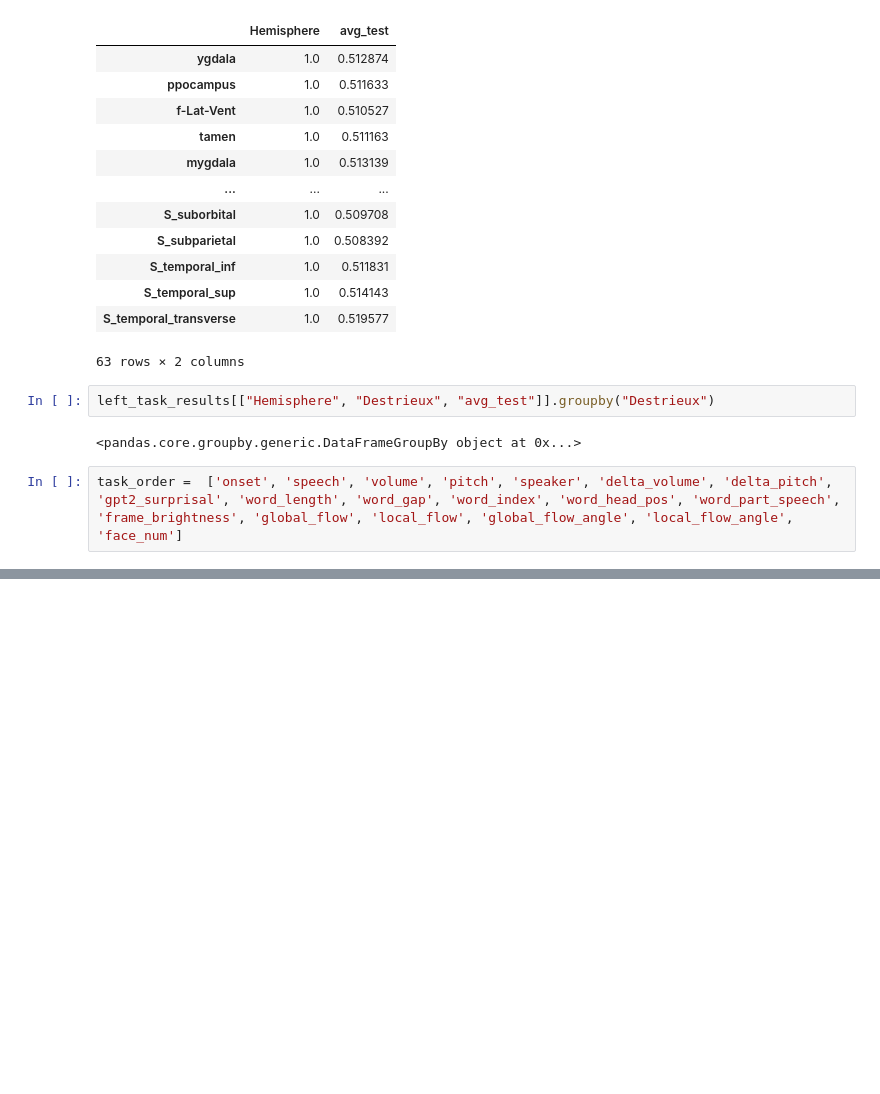
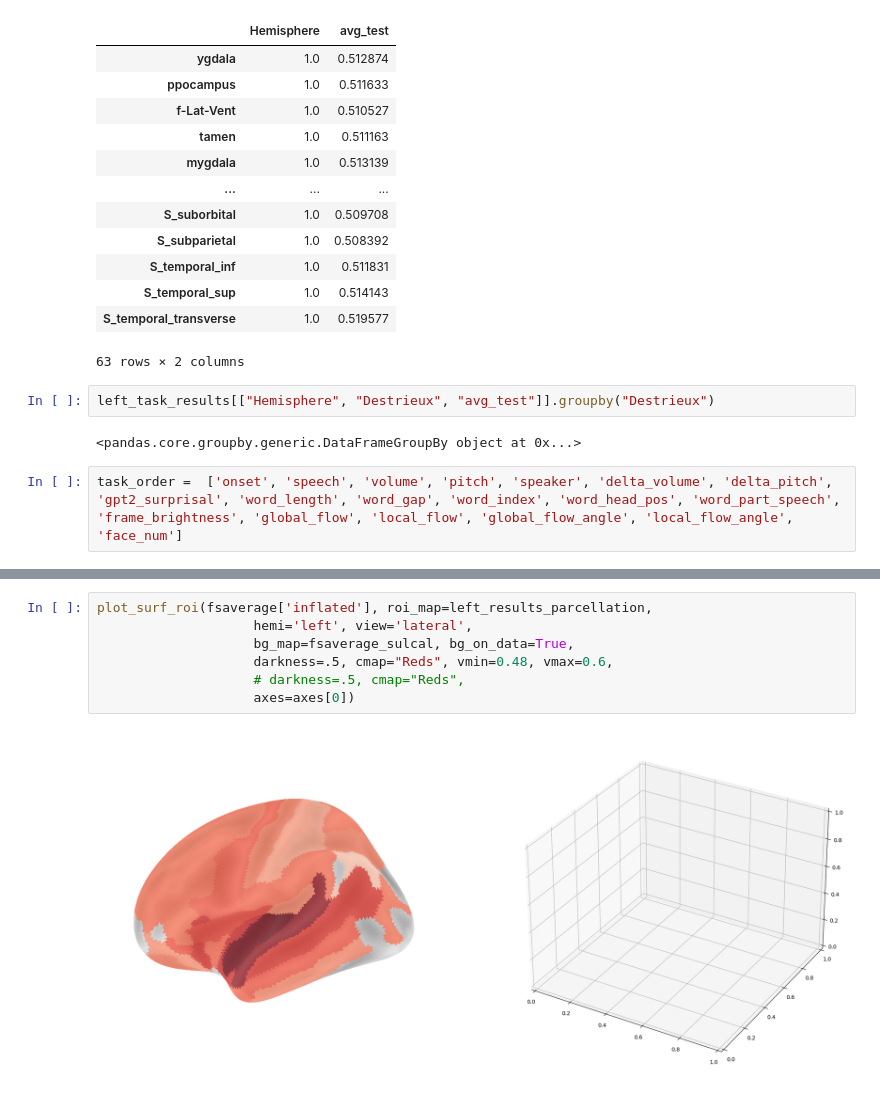
Before and after one commit to azaho/btbench, a Jupyter notebook: notebooks/plot_parcellations.ipynb, the cells around one changed output, grey strips where cells are left out. Saved outputs shown, nothing was run; the diff lists cells and outputs as text; blank space fills up the shorter version.

```diff
--- a/notebooks/plot_parcellations.ipynb
+++ b/notebooks/plot_parcellations.ipynb
@@ -475,0 +513,9 @@ ax1
+# %%
+plot_surf_roi(fsaverage['inflated'], roi_map=left_results_parcellation,
+                    hemi='left', view='lateral',
+                    bg_map=fsaverage_sulcal, bg_on_data=True,
+                    darkness=.5, cmap="Reds", vmin=0.48, vmax=0.6,
+                    # darkness=.5, cmap="Reds",
+                    axes=axes[0])
+# %% [output]
+[figure, added]
```
Also changed, not shown: parts of 7 cells of this notebook, 3 other files.
